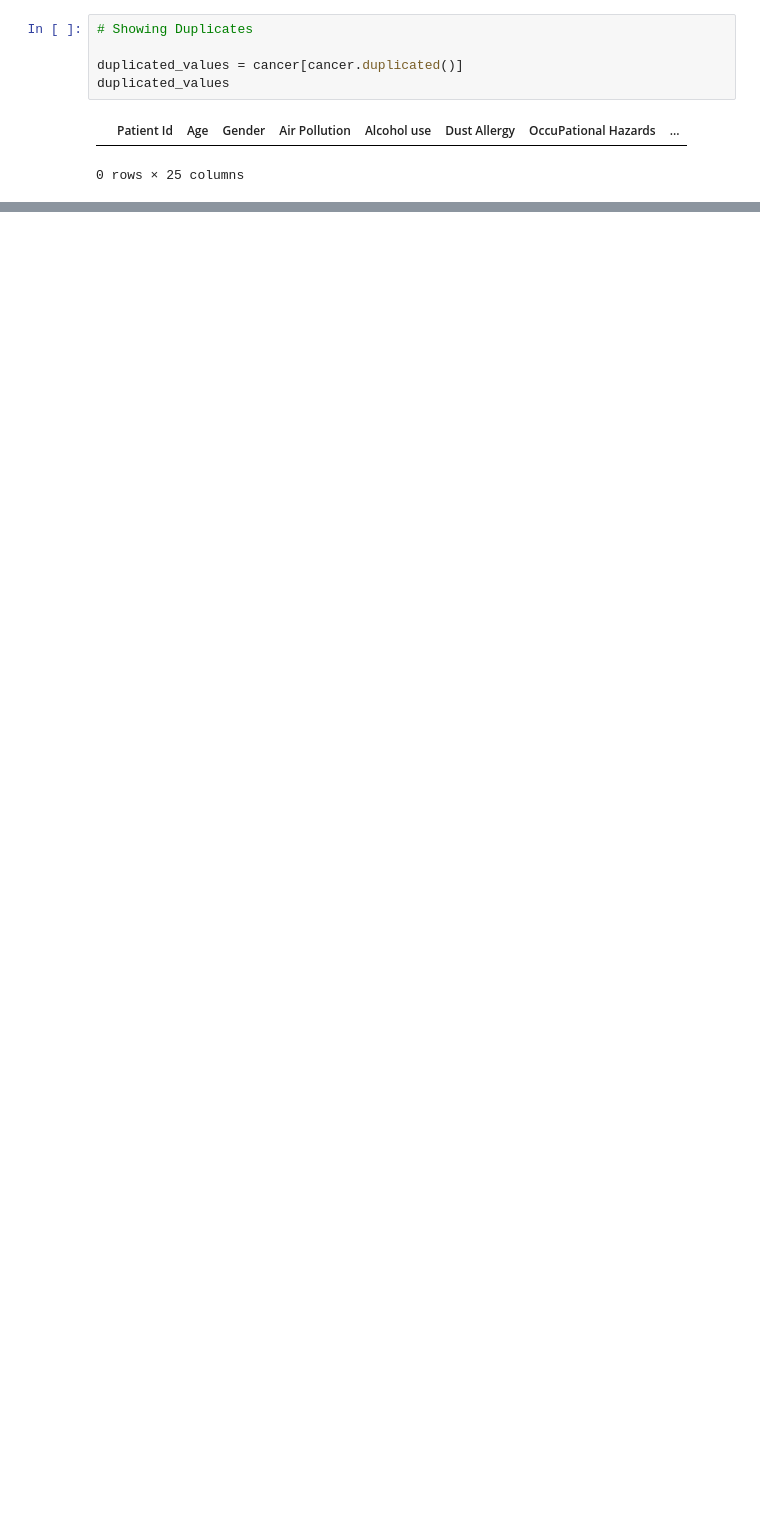
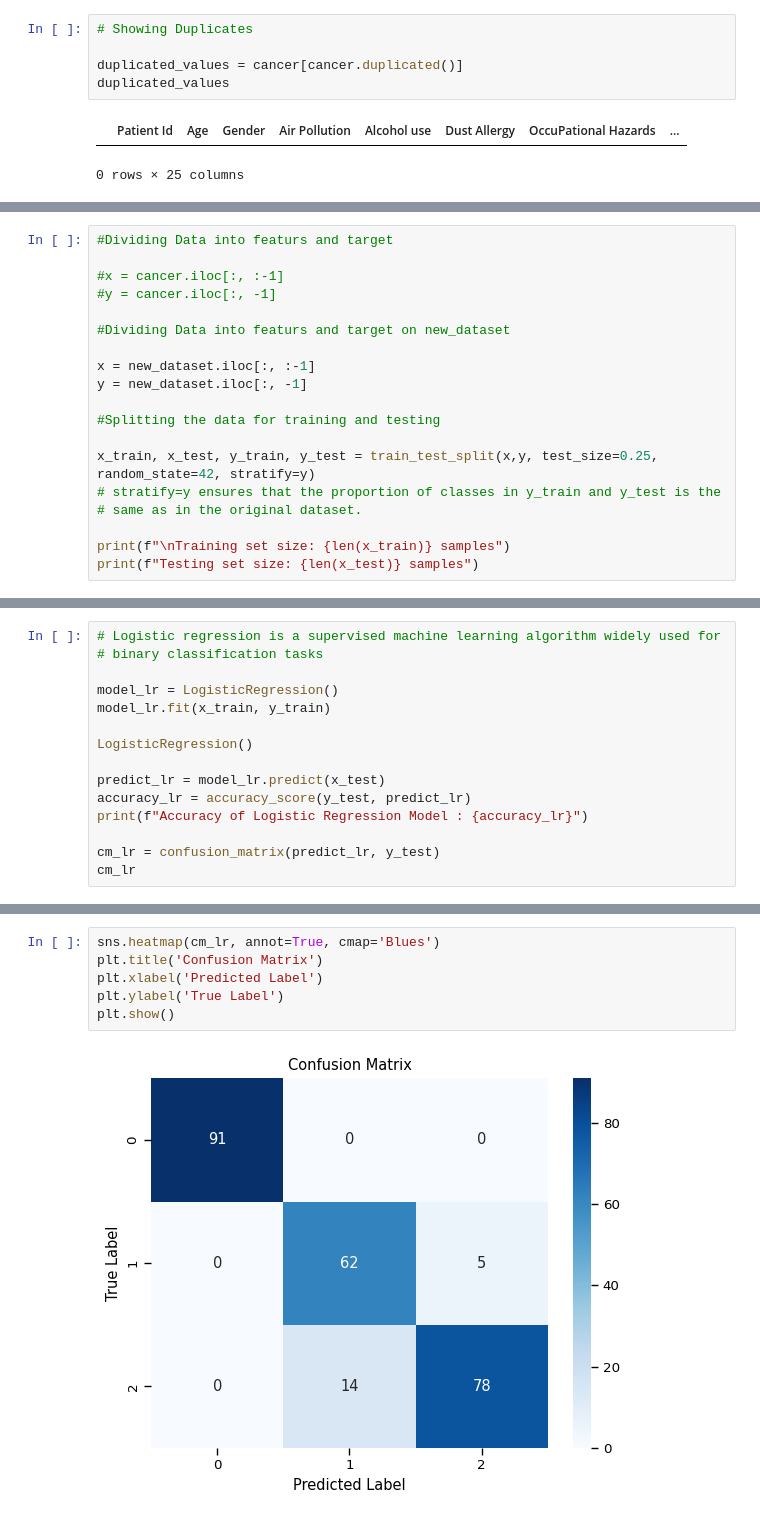
Before and after one commit to aveekbu/EDA-ML, a Jupyter notebook: cancer_patient_prediction_ml.ipynb, the cells around one changed output, grey strips where cells are left out. Saved outputs shown, nothing was run; the diff lists cells and outputs as text; blank space fills up the shorter version.

```diff
--- a/cancer_patient_prediction_ml.ipynb
+++ b/cancer_patient_prediction_ml.ipynb
@@ -345,0 +340,19 @@ sns.heatmap(c_m, annot=True, cmap='Blues')
+# %%
+#Dividing Data into featurs and target
+
+#x = cancer.iloc[:, :-1]
+#y = cancer.iloc[:, -1]
+
+#Dividing Data into featurs and target on new_dataset
+
+x = new_dataset.iloc[:, :-1]
+y = new_dataset.iloc[:, -1]
+
+#Splitting the data for training and testing
+
+x_train, x_test, y_train, y_test = train_test_split(x,y, test_size=0.25, random_state=42, stratify=y)
+# stratify=y ensures that the proportion of classes in y_train and y_test is the
+# same as in the original dataset.
+
+print(f"\nTraining set size: {len(x_train)} samples")
+print(f"Testing set size: {len(x_test)} samples")
@@ -345,0 +364,15 @@ sns.heatmap(c_m, annot=True, cmap='Blues')
+# %%
+# Logistic regression is a supervised machine learning algorithm widely used for
+# binary classification tasks
+
+model_lr = LogisticRegression()
+model_lr.fit(x_train, y_train)
+
+LogisticRegression()
+
+predict_lr = model_lr.predict(x_test)
+accuracy_lr = accuracy_score(y_test, predict_lr)
+print(f"Accuracy of Logistic Regression Model : {accuracy_lr}")
+
+cm_lr = confusion_matrix(predict_lr, y_test)
+cm_lr
@@ -345,0 +398,8 @@ sns.heatmap(c_m, annot=True, cmap='Blues')
+# %%
+sns.heatmap(cm_lr, annot=True, cmap='Blues')
+plt.title('Confusion Matrix')
+plt.xlabel('Predicted Label')
+plt.ylabel('True Label')
+plt.show()
+# %% [output]
+[figure, added]
```
Also changed, not shown: parts of 86 cells of this notebook, 2 other files.
